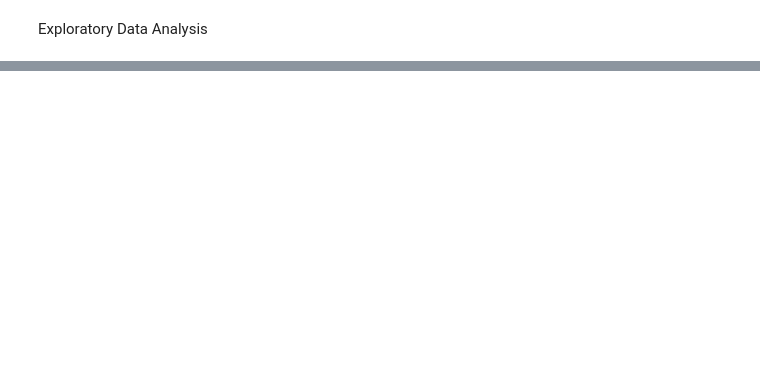
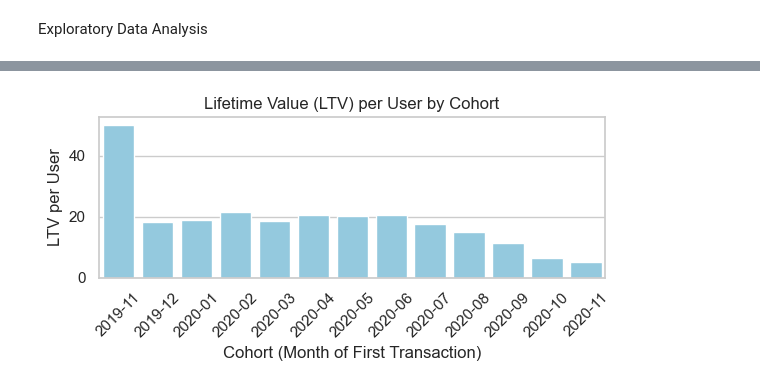
Before and after one commit to jorgeberrizbeitia/project-ironhack-payments-en, a Jupyter notebook: 6.metric-4-user-lifetime-value.ipynb, the cells around one changed output, grey strips where cells are left out. Drawn from its saved outputs; the diff is of its cells as text; code cells hidden in the pictures; blank space fills up the shorter version.

```diff
--- a/6.metric-4-user-lifetime-value.ipynb
+++ b/6.metric-4-user-lifetime-value.ipynb
@@ -226,0 +88,5 @@ Explore why users aren’t reaching month 6 — and design long-term incentives
+# %%
+# Q3: Ver en cuántas cohorts ha estado cada usuario
+cohorts_per_user = fees_and_cohorts_df.groupby("user_id")["cohort"].nunique().reset_index()
+cohorts_per_user.columns = ["user_id", "num_cohorts_active"]
+cohorts_per_user.head()
@@ -226,0 +100,18 @@ Explore why users aren’t reaching month 6 — and design long-term incentives
+# %%
+# Q4: Asociar a cada user con su cohort de entrada (primer préstamo):
+user_first_cohort = fees_and_cohorts_df.groupby("user_id")["cohort"].min().reset_index()
+user_first_cohort.columns = ["user_id", "cohort_start"]
+# Unir con el número de cohorts activos
+user_lifetime_df = pd.merge(user_first_cohort, cohorts_per_user, on="user_id")
+
+# Calcular duración promedio por cohorte
+# Ahora, para cada cohort de entrada (cohort_start), sacamos el promedio de cohorts activos por usuario:
+avg_duration_per_cohort = user_lifetime_df.groupby("cohort_start")["num_cohorts_active"].mean().reset_index()
+avg_duration_per_cohort.columns = ["cohort", "avg_num_cohorts_active"]
+
+# Ya tenemos el ingreso promedio por usuario (paso anterior), ahora, unirlo y multiplicar:
+ltv_by_cohort = pd.merge(avg_revenue_per_user_by_cohort, avg_duration_per_cohort, on="cohort")
+
+# Calculamos LTV por user
+ltv_by_cohort["LTV"] = ltv_by_cohort["avg_revenue_per_user"] * ltv_by_cohort["avg_num_cohorts_active"]
+ltv_by_cohort
@@ -226,0 +133,19 @@ Explore why users aren’t reaching month 6 — and design long-term incentives
+# %%
+# Q4: Plotting
+
+plt.figure(figsize=(6, 3))
+sns.barplot(
+    data=ltv_by_cohort,
+    x="cohort",
+    y="LTV",
+    color="skyblue"
+)
+
+plt.title("Lifetime Value (LTV) per User by Cohort")
+plt.xlabel("Cohort (Month of First Transaction)")
+plt.ylabel("LTV per User")
+plt.xticks(rotation=45)
+plt.tight_layout()
+plt.show()
+# %% [output]
+[figure, added]
```
Also changed, not shown: parts of 22 cells of this notebook, 1 other file.
